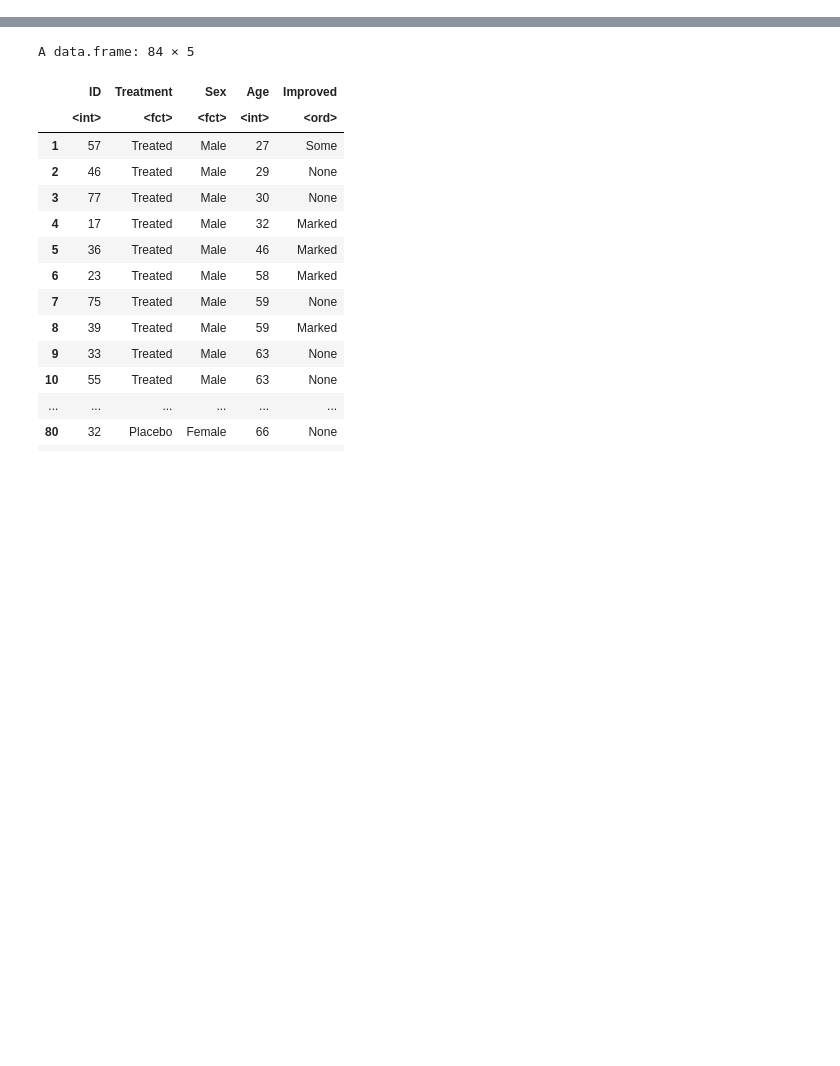
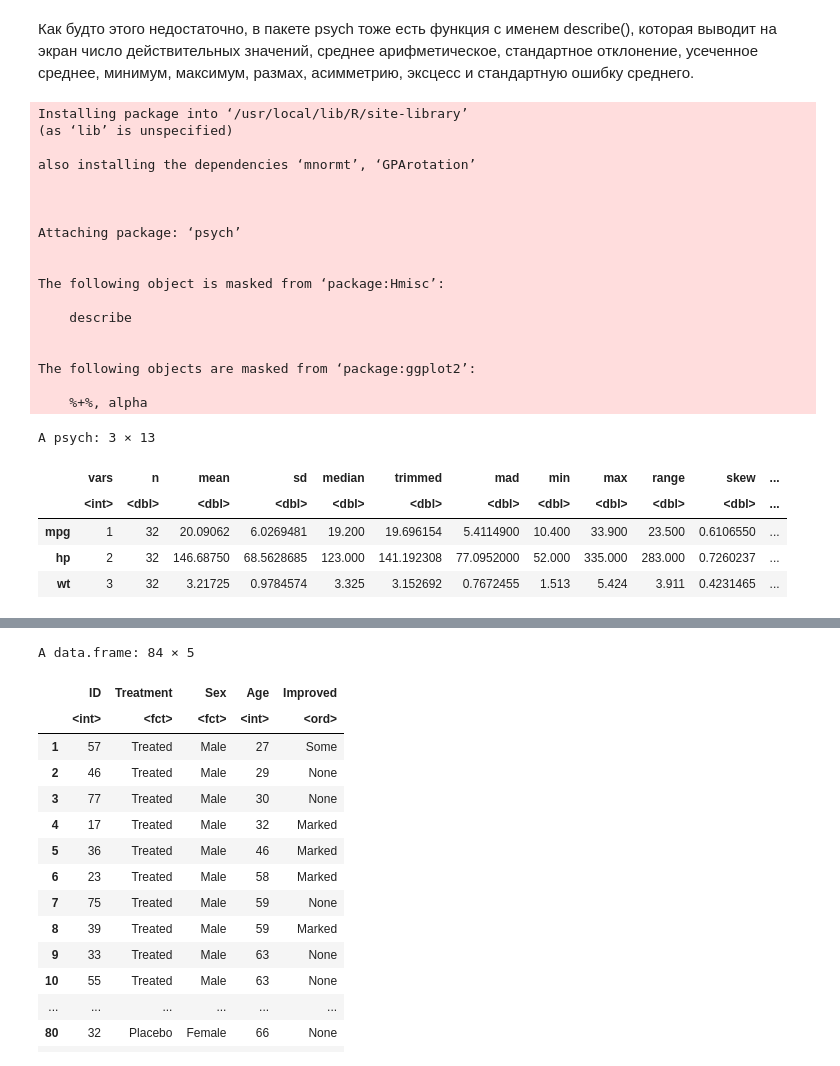
Before and after one commit to MaximTislenko/GB_med_stat_R, a Jupyter notebook: Base_Stats_02_07_01.ipynb, the cells around one changed output, grey strips where cells are left out. Drawn from its saved outputs; the diff is of its cells as text; code cells hidden in the pictures; blank space fills up the shorter version.

```diff
--- a/Base_Stats_02_07_01.ipynb
+++ b/Base_Stats_02_07_01.ipynb
@@ -36,0 +228,32 @@ ggplot(data, aes(x=catvar) + geom_bar()
+# %% [markdown]
+Как будто этого недостаточно, в пакете psych тоже есть функция с именем describe(), которая выводит на экран число действительных значений, среднее арифметическое, стандартное отклонение, усеченное среднее, минимум, максимум, размах, асимметрию, эксцесс и стандартную ошибку среднего.
+# %%
+install.packages("psych")
+library(psych)
+myvars <- c("mpg", "hp", "wt")
+describe(mtcars[myvars])
+# %% [output]
+Installing package into ‘/usr/local/lib/R/site-library’
+(as ‘lib’ is unspecified)
+
+also installing the dependencies ‘mnormt’, ‘GPArotation’
+
+
+
+Attaching package: ‘psych’
+
+
+The following object is masked from ‘package:Hmisc’:
+
+    describe
+
+
+The following objects are masked from ‘package:ggplot2’:
+
+    %+%, alpha
+A psych: 3 × 13
+|  | vars | n | mean | sd | median | trimmed | mad | min | max | range | skew | ... |
+|  | <int> | <dbl> | <dbl> | <dbl> | <dbl> | <dbl> | <dbl> | <dbl> | <dbl> | <dbl> | <dbl> | ... |
+| mpg | 1 | 32 | 20.09062 | 6.0269481 | 19.200 | 19.696154 | 5.4114900 | 10.400 | 33.900 | 23.500 | 0.6106550 | ... |
+| hp | 2 | 32 | 146.68750 | 68.5628685 | 123.000 | 141.192308 | 77.0952000 | 52.000 | 335.000 | 283.000 | 0.7260237 | ... |
+| wt | 3 | 32 | 3.21725 | 0.9784574 | 3.325 | 3.152692 | 0.7672455 | 1.513 | 5.424 | 3.911 | 0.4231465 | ... |
```
Also changed, not shown: parts of 142 cells of this notebook.
